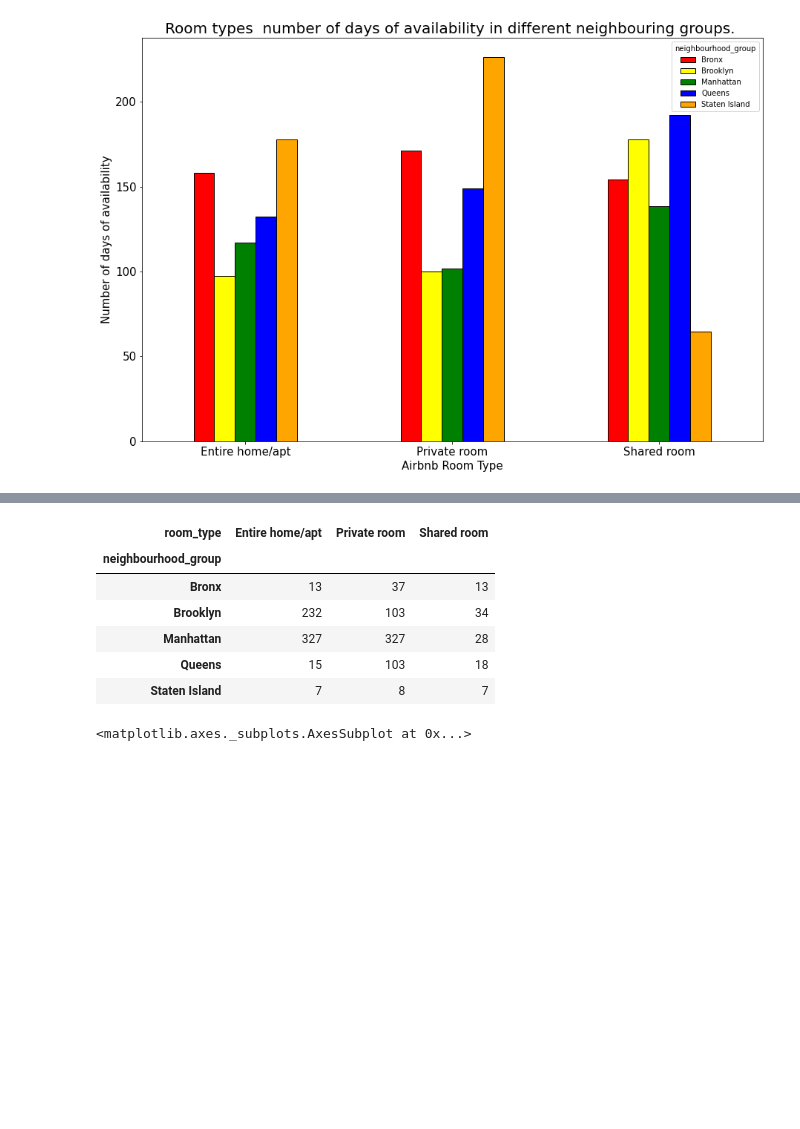
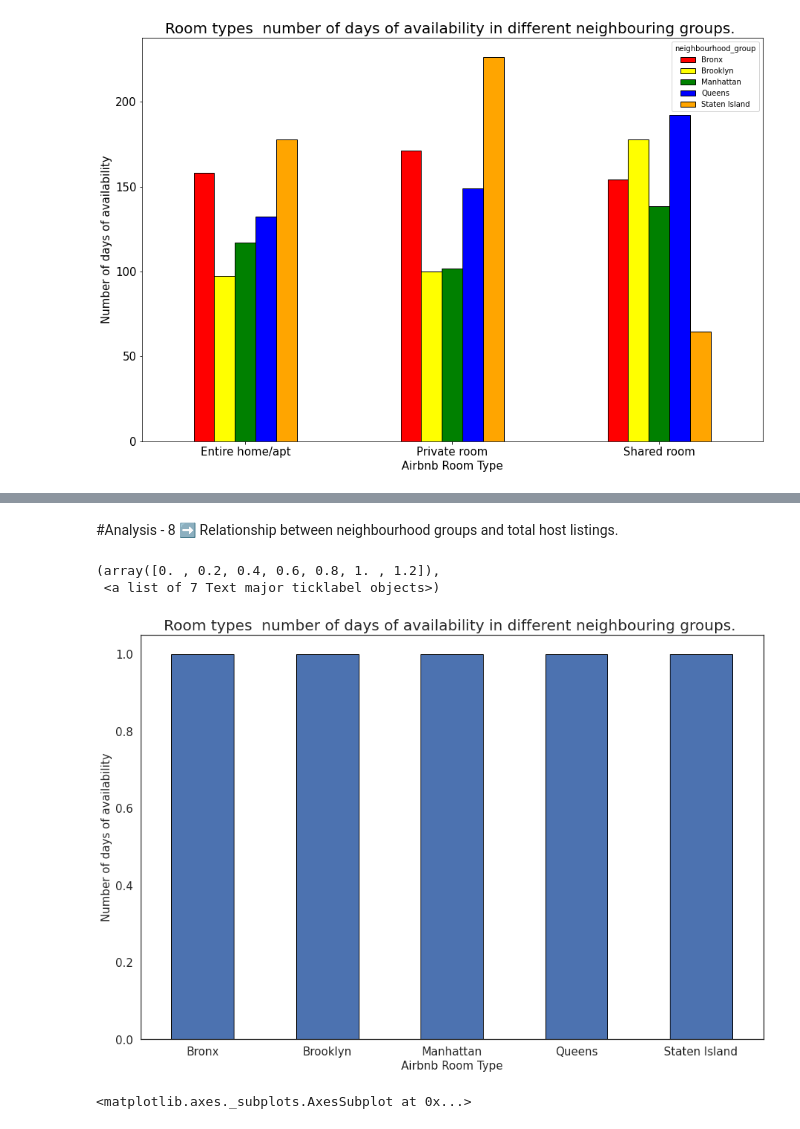
Before and after one commit to shubhamjangid510/EDA-Capstone-Airbnb-Analysis, a Jupyter notebook: Airbnb_Bookings_Analysis_Capstone_Project.ipynb, the cells around one changed output, grey strips where cells are left out. Saved outputs shown, nothing was run; the diff lists cells and outputs as text; code cells hidden in the pictures; blank space fills up the shorter version.

```diff
--- a/Airbnb_Bookings_Analysis_Capstone_Project.ipynb
+++ b/Airbnb_Bookings_Analysis_Capstone_Project.ipynb
@@ -435,14 +450,20 @@ plt.yticks(fontsize = 15)
+# %% [markdown]
+#Analysis - 8 ➡ Relationship between neighbourhood groups and total host listings.
 # %%
-room_neighbourhood_host_listing=df.groupby(['neighbourhood_group','room_type'])['calculated_host_listings_count'].agg('max','unique').unstack()
-room_neighbourhood_host_listing
+room_neighbourhood_host_listing=df.groupby(['neighbourhood_group'])['calculated_host_listings_count'].agg('min')
-# %% [output]
-| room_type | Entire home/apt | Private room | Shared room |
-| neighbourhood_group |  |  |  |
-| Bronx | 13 | 37 | 13 |
-| Brooklyn | 232 | 103 | 34 |
-| Manhattan | 327 | 327 | 28 |
-| Queens | 15 | 103 | 18 |
-| Staten Island | 7 | 8 | 7 |
+# %%
+plt.rcParams['figure.figsize']=(15,10)
+room_neighbourhood_host_listing.plot(kind='bar',edgecolor='black')
+plt.title("Room types  number of days of availability in different neighbouring groups. ",fontsize=20)
+plt.xlabel("Airbnb Room Type",fontsize=15)
+plt.xticks(fontsize = 15)
+plt.ylabel("Number of days of availability",fontsize=15)
+plt.xticks(rotation=360)
+plt.yticks(fontsize = 15)
+# %% [output]
+(array([0. , 0.2, 0.4, 0.6, 0.8, 1. , 1.2]),
+ <a list of 7 Text major ticklabel objects>)
+[figure, added]
 # %%
 df.drop(['id','name','host_name','last_review'],axis=1,inplace=True)
 # %%
```
Also changed, not shown: parts of 12 cells of this notebook.
